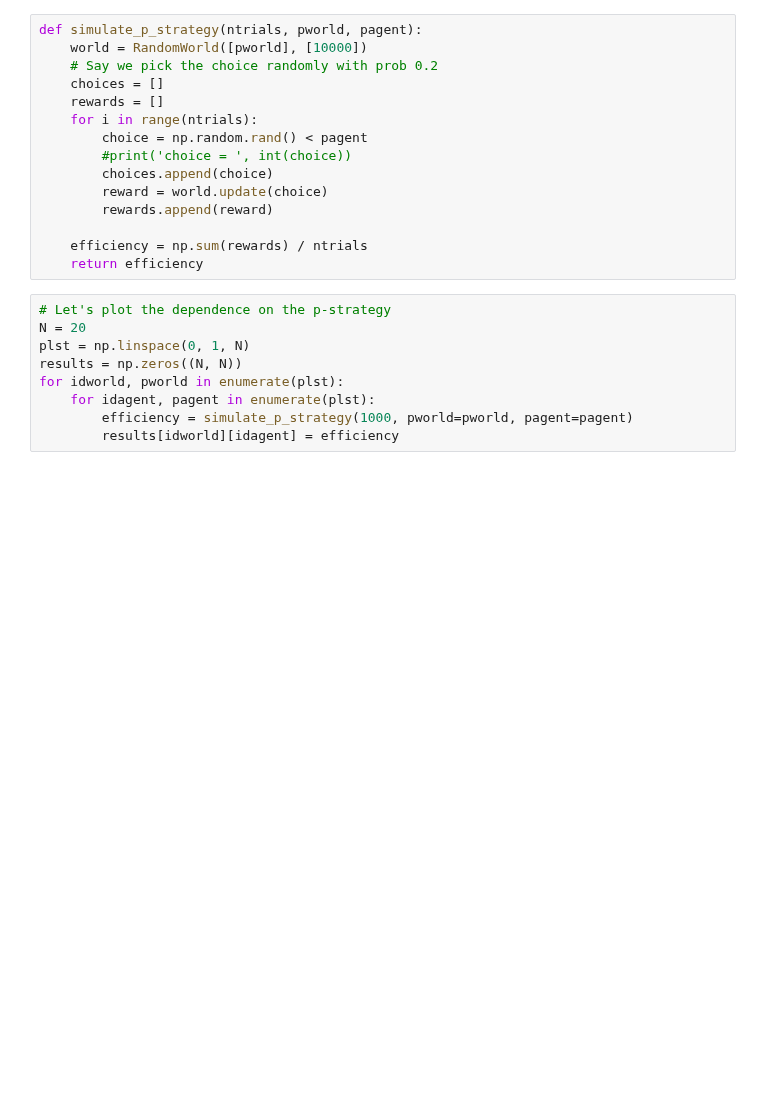
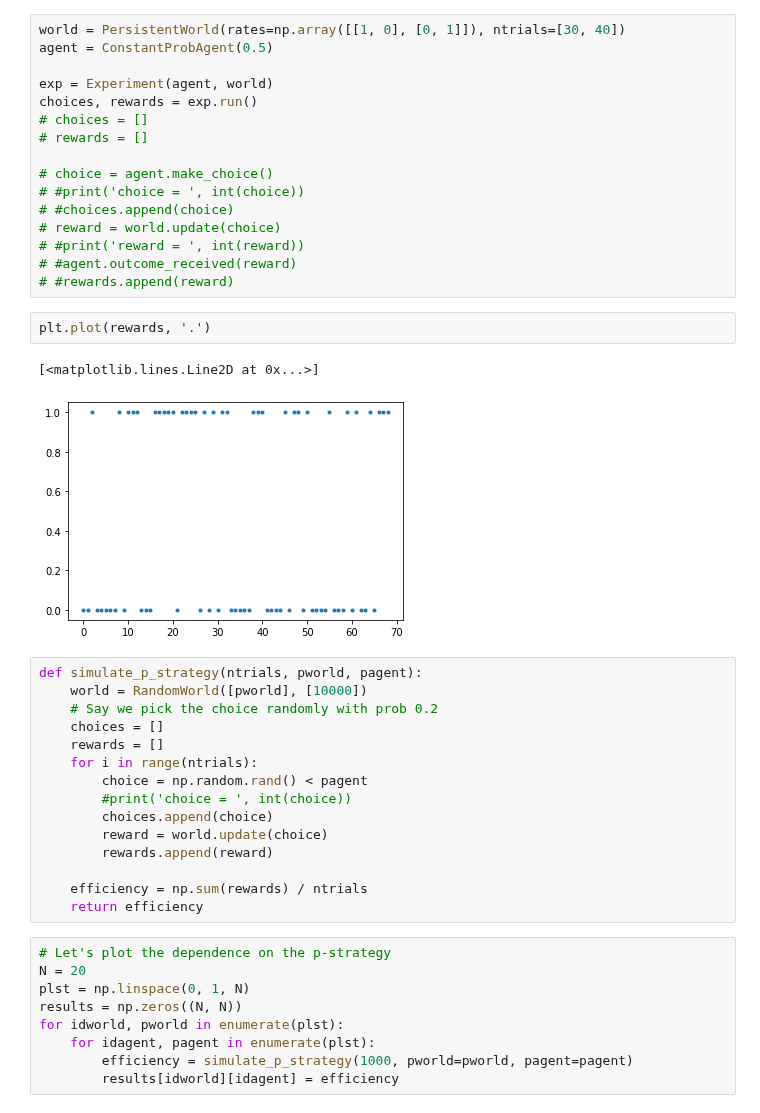
Before and after one commit to nhat-le/switching-simulations, a Jupyter notebook: matchingSimulationsPython.ipynb, the cells around one changed output. Saved outputs shown, nothing was run; the diff lists cells and outputs as text; blank space fills up the shorter version.

```diff
--- a/matchingSimulationsPython.ipynb
+++ b/matchingSimulationsPython.ipynb
@@ -144,3 +9,24 @@ class Experiment():
+# %%
+world = PersistentWorld(rates=np.array([[1, 0], [0, 1]]), ntrials=[30, 40])
+agent = ConstantProbAgent(0.5)
+
+exp = Experiment(agent, world)
+choices, rewards = exp.run()
+# choices = []
+# rewards = []
+
+# choice = agent.make_choice()
+# #print('choice = ', int(choice))
+# #choices.append(choice)
+# reward = world.update(choice)
+# #print('reward = ', int(reward))
+# #agent.outcome_received(reward)
+# #rewards.append(reward)
+# %%
+plt.plot(rewards, '.')
+# %% [output]
+[<matplotlib.lines.Line2D at 0x...>]
+[figure, added]
 # %%
 def simulate_p_strategy(ntrials, pworld, pagent):
     world = RandomWorld([pworld], [10000])
```
Also changed, not shown: parts of 21 cells of this notebook, 1 other file.
